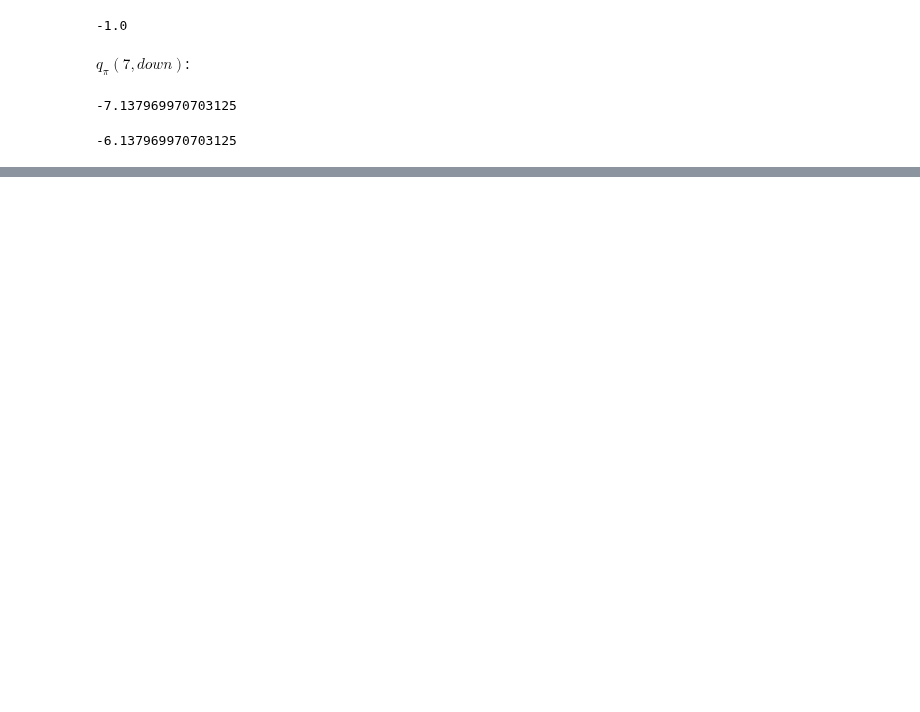
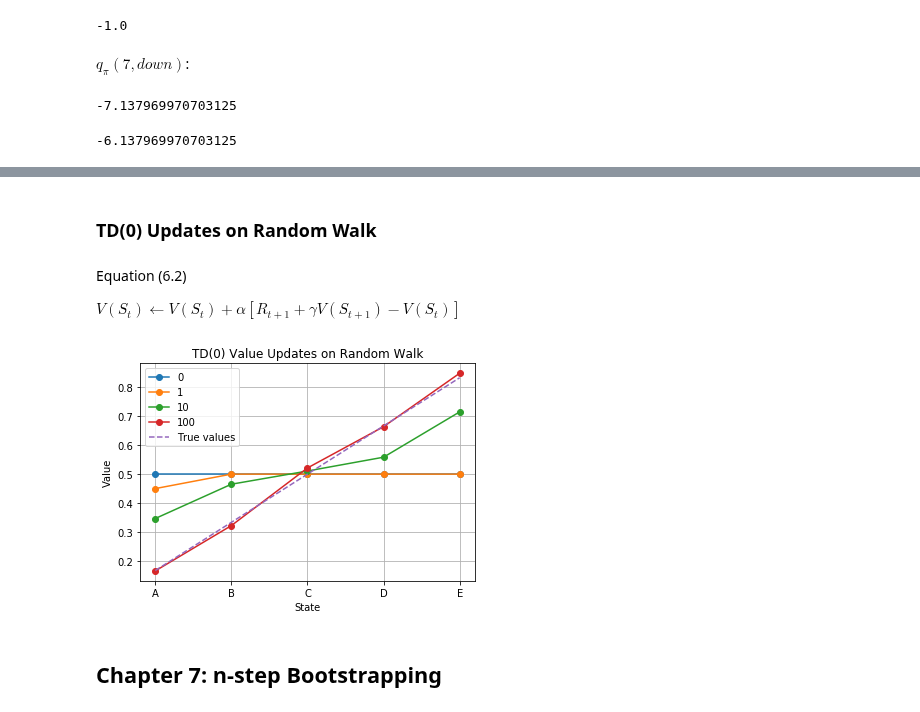
Before and after one commit to billtubbs/game-learner, a Jupyter notebook: Sutton-Barto-book-exercise-answers.ipynb, the cells around one changed output, grey strips where cells are left out. Saved outputs shown, nothing was run; the diff lists cells and outputs as text; code cells hidden in the pictures; blank space fills up the shorter version.

```diff
--- a/Sutton-Barto-book-exercise-answers.ipynb
+++ b/Sutton-Barto-book-exercise-answers.ipynb
@@ -165,11 +157,11 @@ def random_policy(state, action, values=None, transitions=None):
 
     return 1.0/len(actions)
 # %%
-def policy_action(policy, state, values, transitions=None):
+def policy_action(policy, state, actions, values, transitions=None):
 
-    probs = [policy(state, a, values, transitions) for a in actions]
+    probs = [policy(state, a, actions, values, transitions) for a in actions]
 
-    return np.random.choice(list(actions.keys()), p=probs)
+    return np.random.choice(actions, p=probs)
 # %%
 def bellman_equation(policy, states, actions, transitions,
                      values, lr):
@@ -352,0 +762,6 @@ values[(2, 3)]
+# %% [markdown]
+### TD(0) Updates on Random Walk
+# %% [markdown]
+Equation (6.2)
+
+$V(S_t) \leftarrow V(S_t) + \alpha [R_{t+1} + \gamma V(S_{t+1}) - V(S_t)]$
@@ -352,0 +814,21 @@ values[(2, 3)]
+# %%
+states = game.states[1:size+1]
+true_values = pd.Series([x*(1/(size+1)) for x in range(size+2)][1:size+1],
+                       index=states)
+
+fig, ax = plt.subplots()
+
+for i, value_function in value_sets.items():
+    values = list(value_function.values())[1:size+1]
+    ax.plot(states, values, marker='o', label=str(i))
+ax.plot(true_values.index, true_values, linestyle='--', label='True values')
+plt.title('TD(0) Value Updates on Random Walk')
+ax.set_xlabel('State')
+ax.set_ylabel('Value')
+plt.legend()
+plt.savefig("random_walk_td0.pdf")
+plt.grid()
+# %% [output]
+[figure, added]
+# %% [markdown]
+## Chapter 7: n-step Bootstrapping
```
Also changed, not shown: parts of 59 cells of this notebook.
